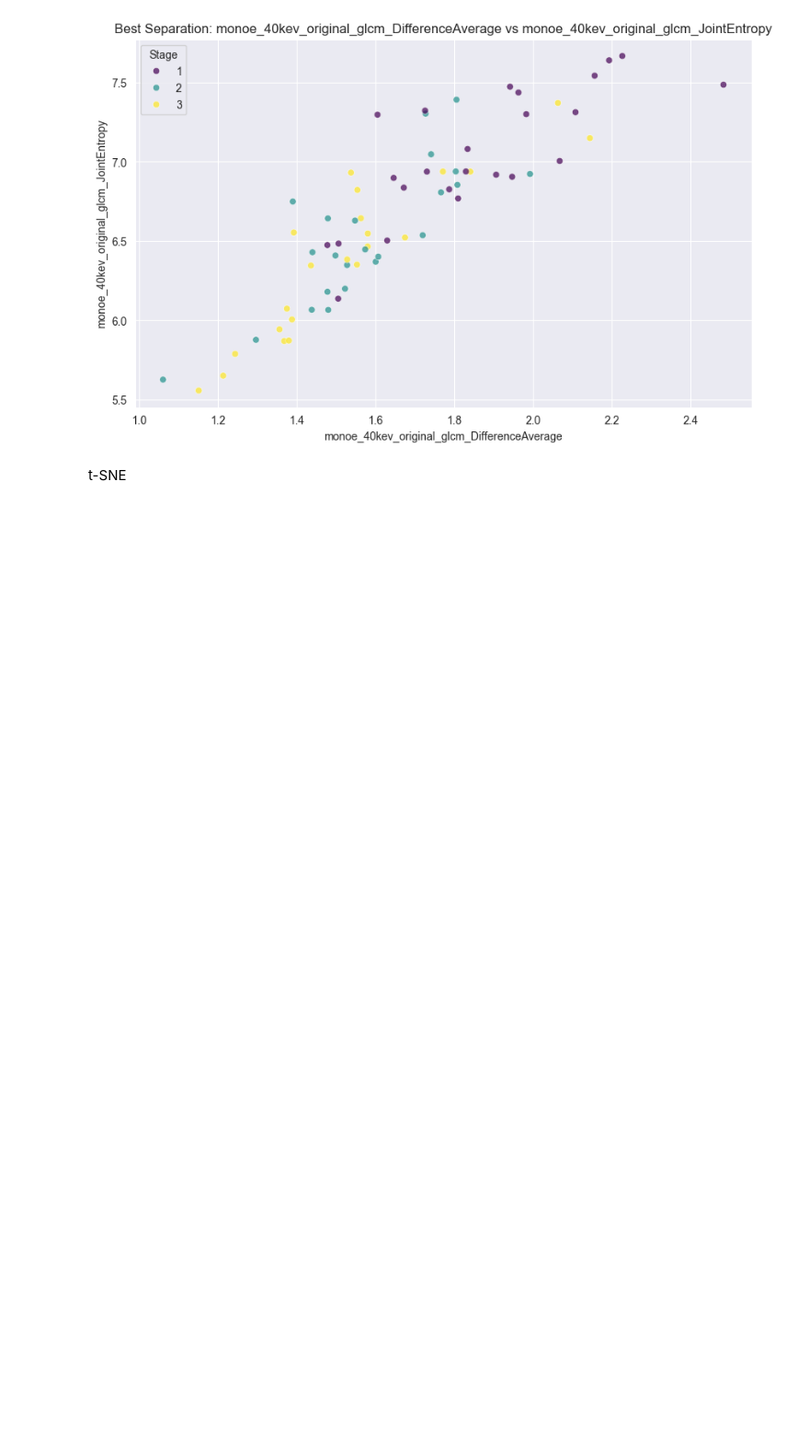
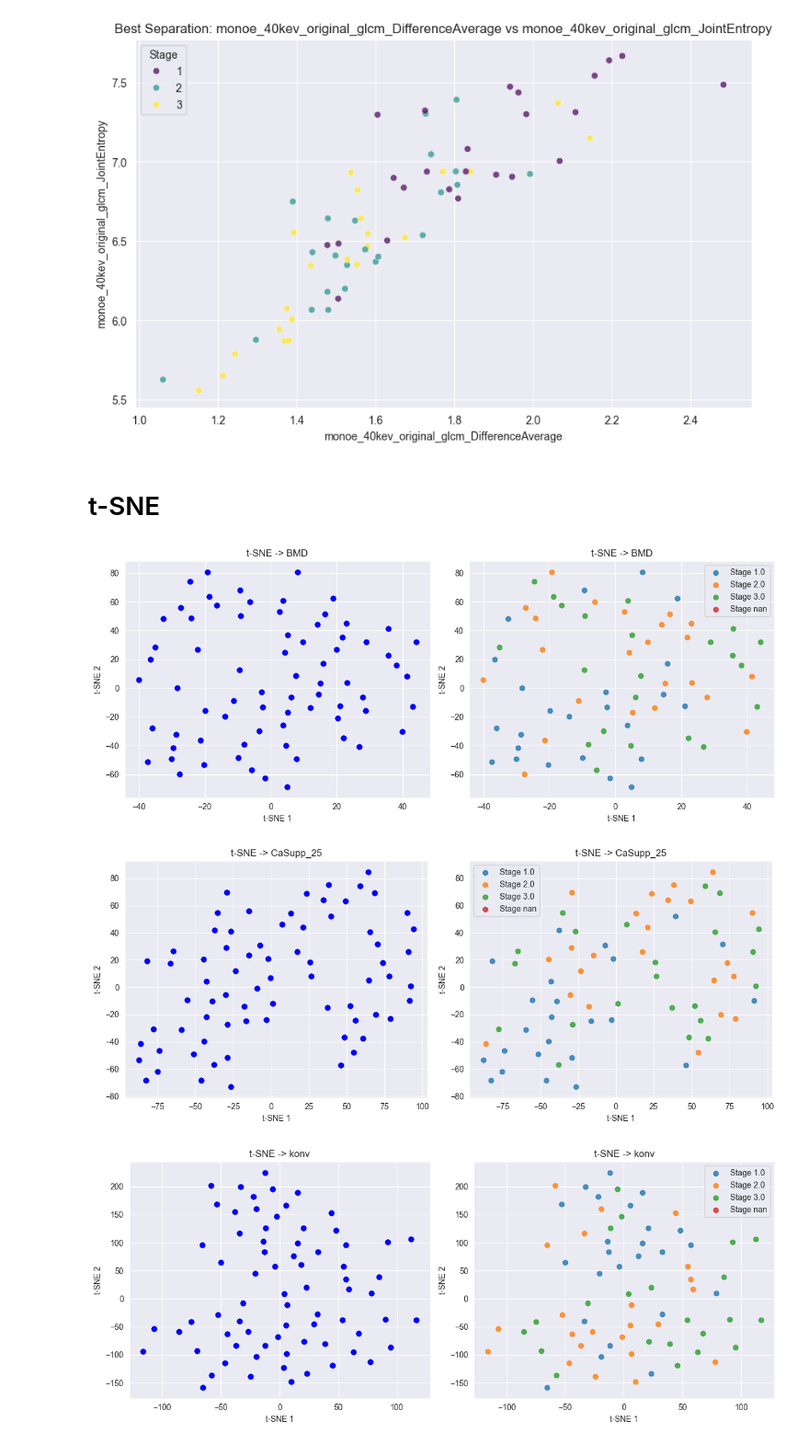
Before and after one commit to lukas1110/Analysis-of-multiple-myelomas-from-dual-CT, a Jupyter notebook: spine_level/clustering.ipynb, the cells around one changed output. Shown at 92% size. Cells and saved outputs as stored; diff of their text form; code cells hidden in the pictures; blank space fills up the shorter version.

```diff
--- a/spine_level/clustering.ipynb
+++ b/spine_level/clustering.ipynb
@@ -383,4 +383,49 @@ Best Discriminative Pair: ('monoe_40kev_original_glcm_DifferenceAverage', 'monoe
 Combined F-score: 27.10
 [figure]
 # %% [markdown]
-t-SNE
+# t-SNE
+# %%
+from helper_files.feature_selection_helper import *
+from sklearn.manifold import TSNE
+import matplotlib.pyplot as plt
+
+merged = merged_lesions_csv(r"E:\DATA_Myelomy")
+clinical_df = df = pd.read_csv(r"E:\Clinical_data\Table_clinical_data.csv", encoding="cp1252")
+clinical_df['Stage'] = clinical_df['ISS classification'].replace({'Stage 1': 1, 'Stage 2': 2, 'Stage 3': 3})
+
+for df_name, df in merged.items():
+
+    df_patient = df.copy()
+    df_merged = df_patient.merge(clinical_df[['Patient ID', 'Stage']], left_on='patient', right_on='Patient ID', how='left')
+
+    df_features = df_merged.drop(columns=['patient', 'Stage', 'Patient ID'])
+    stage = df_merged['Stage']
+
+    df_scaled = StandardScaler().fit_transform(df_features)
+
+    tsne = TSNE(perplexity=15, learning_rate=200, random_state=42)
+    data_tsne = tsne.fit_transform(df_scaled)
+
+    plt.figure(figsize=(12, 5))
+    for s in sorted(stage.unique()):
+        idx = stage == s
+
+        plt.subplot(122)
+        plt.scatter(data_tsne[idx, 0], data_tsne[idx, 1], label=f"Stage {s}", alpha=0.8)
+        plt.xlabel("t-SNE 1")
+        plt.ylabel("t-SNE 2")
+        plt.title(f"t-SNE -> {df_name}")
+        plt.legend()
+
+        plt.subplot(121)
+        plt.scatter(data_tsne[:, 0], data_tsne[:, 1], color='blue', alpha=0.7)
+        plt.xlabel("t-SNE 1")
+        plt.ylabel("t-SNE 2")
+        plt.title(f"t-SNE -> {df_name}")
+
+    plt.tight_layout()
+    plt.show()
+# %% [output]
+[figure, added]
+[figure, added]
+[figure, added]
```
Also changed, not shown: parts of 1 cell of this notebook.
